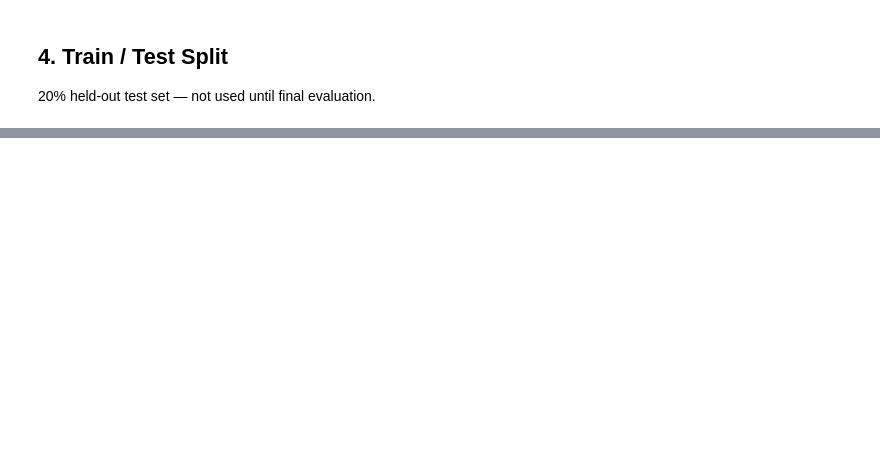
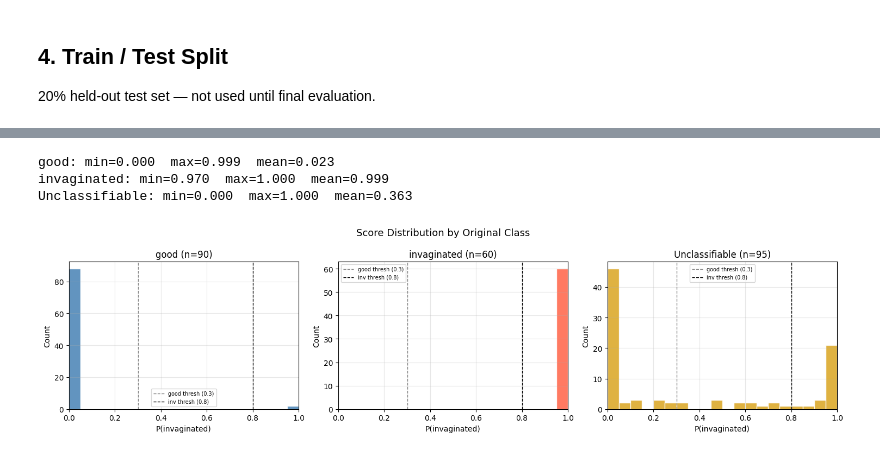
Before and after one commit to naamasarshalom-art/segmentation_cellpose, a Jupyter notebook: 6_model2_training.ipynb, the cells around one changed output, grey strips where cells are left out. Cells and saved outputs as stored; diff of their text form; code cells hidden in the pictures; blank space fills up the shorter version.

```diff
--- a/6_model2_training.ipynb
+++ b/6_model2_training.ipynb
@@ -180,0 +334,12 @@ Trained on the full training set, evaluated once on the held-out test set.
+# %%
+# ── Automatically select best config from grid search results ──────────────
+best_row    = df.iloc[0]  # already sorted by F1 macro descending
+best_config = best_row["config"]
+print(f"Best config: {best_config}")
+
+# Retrain the full best pipeline (scaler + optional PCA + clf) on all training data
+import copy
+best_pipeline_final = copy.deepcopy(CONFIGS[best_config])
+best_pipeline_final.fit(X_train, y_train)
+print(f"Model trained successfully on full training set.")
+print(f"Training samples: {len(X_train)}")
@@ -225,0 +440,39 @@ print(f"Model saved: {save_path}")
+# %%
+# ── Load ALL embeddings (all 4 classes) ────────────────────────────────────
+ALL_CLASSES = {0: "good", 1: "invaginated", 2: "Unclassifiable", 3: "trash"}
+COLORS_ALL  = {0: "steelblue", 1: "tomato", 2: "goldenrod", 3: "gray"}
+
+# All samples except trash (Model 2 only runs on classifiable nuclei)
+mask_all = (labels == 0) | (labels == 1) | (labels == 2)
+X_all_3  = X_all[mask_all]
+y_all_3  = labels[mask_all]
+
+# Get predicted probability of invaginated
+proba_all = best_pipeline_final.predict_proba(X_all_3)[:, 1]
+
+# ── One histogram per class ────────────────────────────────────────────────
+fig, axes = plt.subplots(1, 3, figsize=(15, 4), sharex=False, sharey=False)
+
+for ax, (cls, name) in zip(axes, {0: "good", 1: "invaginated", 2: "Unclassifiable"}.items()):
+    scores = proba_all[y_all_3 == cls]
+    print(f"{name}: min={scores.min():.3f}  max={scores.max():.3f}  mean={scores.mean():.3f}")
+
+    ax.hist(scores, bins=20, range=(0, 1),
+            color=COLORS_ALL[cls], edgecolor='white', alpha=0.85)
+    ax.axvline(0.3, color='gray',  linestyle='--', linewidth=1, label='good thresh (0.3)')
+    ax.axvline(0.8, color='black', linestyle='--', linewidth=1, label='inv thresh (0.8)')
+    ax.set_xlim(0, 1)
+    ax.set_title(f"{name} (n={len(scores)})")
+    ax.set_xlabel("P(invaginated)")
+    ax.set_ylabel("Count")
+    ax.legend(fontsize=7)
+    ax.grid(True, alpha=0.3)
+
+plt.suptitle("Score Distribution by Original Class", fontsize=13)
+plt.tight_layout()
+plt.show()
+# %% [output]
+good: min=0.000  max=0.999  mean=0.023
+invaginated: min=0.970  max=1.000  mean=0.999
+Unclassifiable: min=0.000  max=1.000  mean=0.363
+[figure, added]
```
Also changed, not shown: parts of 26 cells of this notebook.
